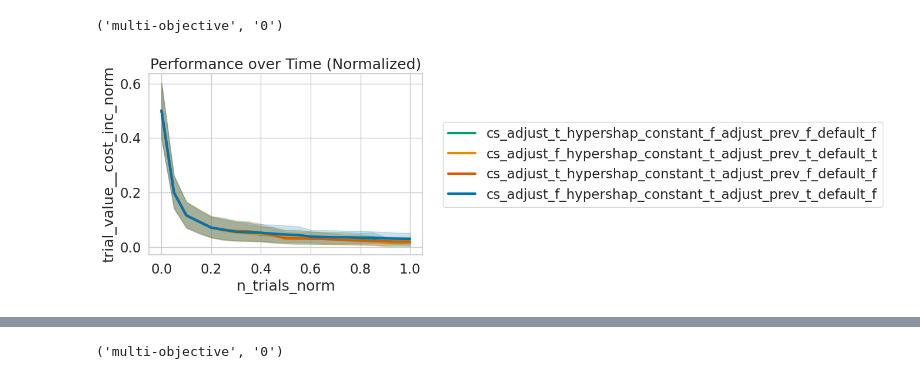
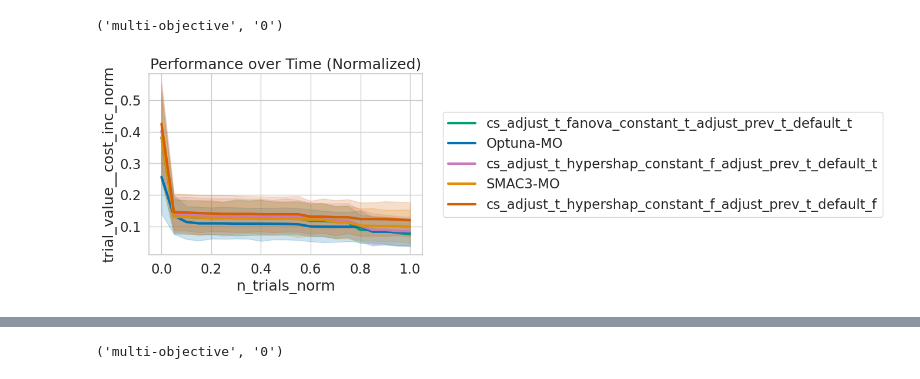
Before and after one commit to daphne12345/package_hpi_parego, a Jupyter notebook: plot_supplemental.ipynb, the cells around one changed output, grey strips where cells are left out. Cells and saved outputs as stored; diff of their text form; code cells hidden in the pictures.

Commit message:
plot

```diff
--- a/plot_supplemental.ipynb
+++ b/plot_supplemental.ipynb
@@ -2,27 +2,26 @@
 import os
 
 # Define the root directory where the problems are located
-ROOT_DIR = "/home/daphne/Downloads/outputs/runs_8/"  # Change this to your actual path
+ROOT_DIR = "/home/daphne/Downloads/outputs/18_03/result_thresh_75/"  # Change this to your actual path
 TARGET_STRING = "HPI-ParEGO-50-quantile"
-REPLACEMENT_STRING = "cs_adjust_t_fanova_constant_t_adjust_prev_t_default_t"
+for root_dir in os.listdir(ROOT_DIR):
+    # Walk through the directory structure
+    for root, dirs, files in os.walk(ROOT_DIR + root_dir):
+        for file in files:
+            if file == "config.yaml":
+                config_path = os.path.join(root, file)
 
-# Walk through the directory structure
-for root, dirs, files in os.walk(ROOT_DIR):
-    for file in files:
-        if file == "config.yaml":
-            config_path = os.path.join(root, file)
+                # Read and replace content
+                with open(config_path, "r") as f:
+                    content = f.read()
 
-            # Read and replace content
-            with open(config_path, "r") as f:
-                content = f.read()
+                new_content = content.replace(TARGET_STRING, root_dir)
 
-            new_content = content.replace(TARGET_STRING, REPLACEMENT_STRING)
+                # Write back only if there was a change
+                if new_content != content:
+                    with open(config_path, "w") as f:
+                        f.write(new_content)
+                    print(f"Updated: {config_path}")
 
-            # Write back only if there was a change
-            if new_content != content:
-                with open(config_path, "w") as f:
-                    f.write(new_content)
-                print(f"Updated: {config_path}")
-
-print("Replacement complete.")
+    print("Replacement complete.")
 # %% [output]
@@ -47,7 +46,7 @@ Replacement complete.
 import pandas as pd
 from carps.analysis.gather_data import normalize_logs, get_interpolated_performance_df
 
-fn = "/home/daphne/Downloads/outputs/hypershap/logs.parquet"
+fn = "/home/daphne/Downloads/outputs/18_03/result_thresh_75/logs.parquet"
 df = pd.read_parquet(fn)
 df = normalize_logs(df)
 if 'set' not in df.columns:
@@ -109,35 +120,37 @@ cs_adjust_f_hypershap_constant_t_adjust_prev_t_...      medium
 import importlib
 import matplotlib.pyplot as plt
 import seaborn as sns
 import numpy as np
 
 import carps.analysis.performance_over_time
 
 importlib.reload(carps)
 importlib.reload(carps.analysis)
 importlib.reload(carps.analysis.performance_over_time)
 from carps.analysis.performance_over_time import plot_performance_over_time, setup_seaborn, savefig, get_color_palette
 
 setup_seaborn()
+top = perf.groupby(by=["optimizer_id"]).apply(lambda x: x.loc[x['n_trials_norm'].idxmax()]['trial_value__cost_inc_norm']).sort_values().head(5).keys()
+plot = perf[perf['optimizer_id'].isin(top)]
 
 
 lineplot_kwargs = {"linewidth": 3}
-for gid, gdf in perf.groupby(by=["scenario", "set"]):
+for gid, gdf in plot.groupby(by=["scenario", "set"]):
     print(gid)
     fig, ax = plot_performance_over_time(
         df=gdf,
         x="n_trials_norm",
         y="trial_value__cost_inc_norm",
         hue="optimizer_id",
         figure_filename=f"figures/perf_over_time/performance_over_time_{gid}_trials",
         figsize=(6,4),
         title="Performance over Time (Normalized)",
         **lineplot_kwargs
     )
     plt.show()
 # %% [output]
 ('multi-objective', '0')
-[figure, old version]
+[figure, new version]
 # %%
 perf.groupby(by=["optimizer_id"]).apply(lambda x: x.loc[x['n_trials_norm'].idxmax()]['trial_value__cost_inc_norm']).sort_values()
 # %% [output]
```
Also changed, not shown: parts of 5 cells of this notebook.
